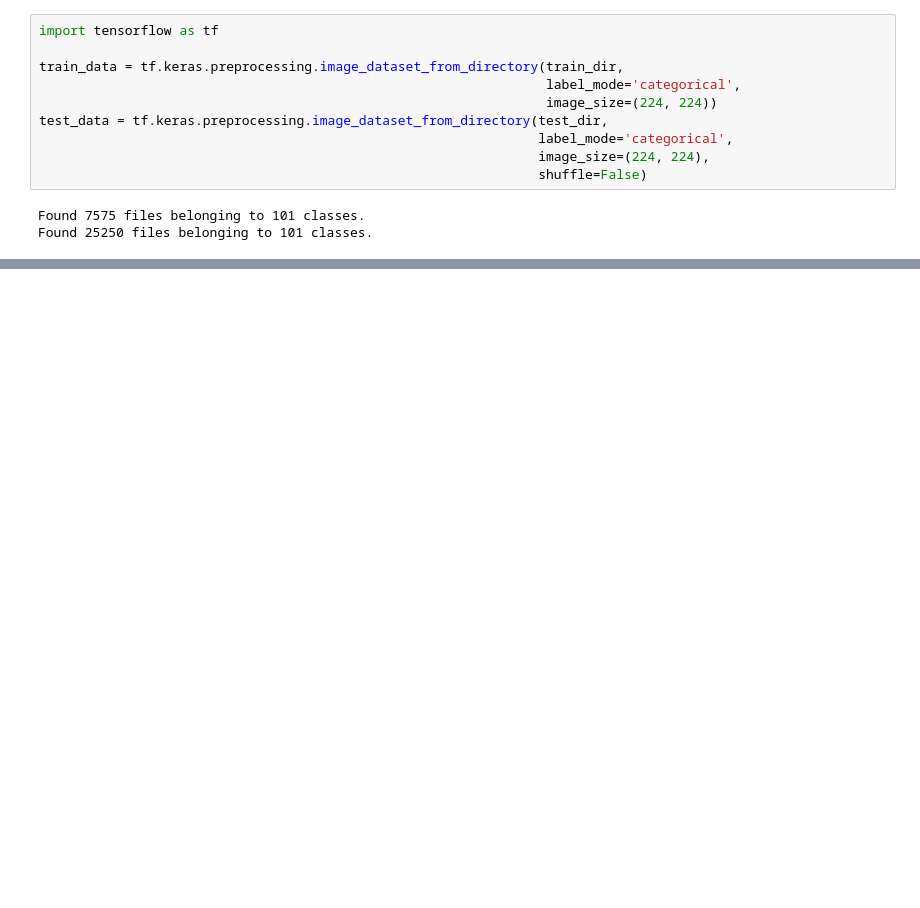
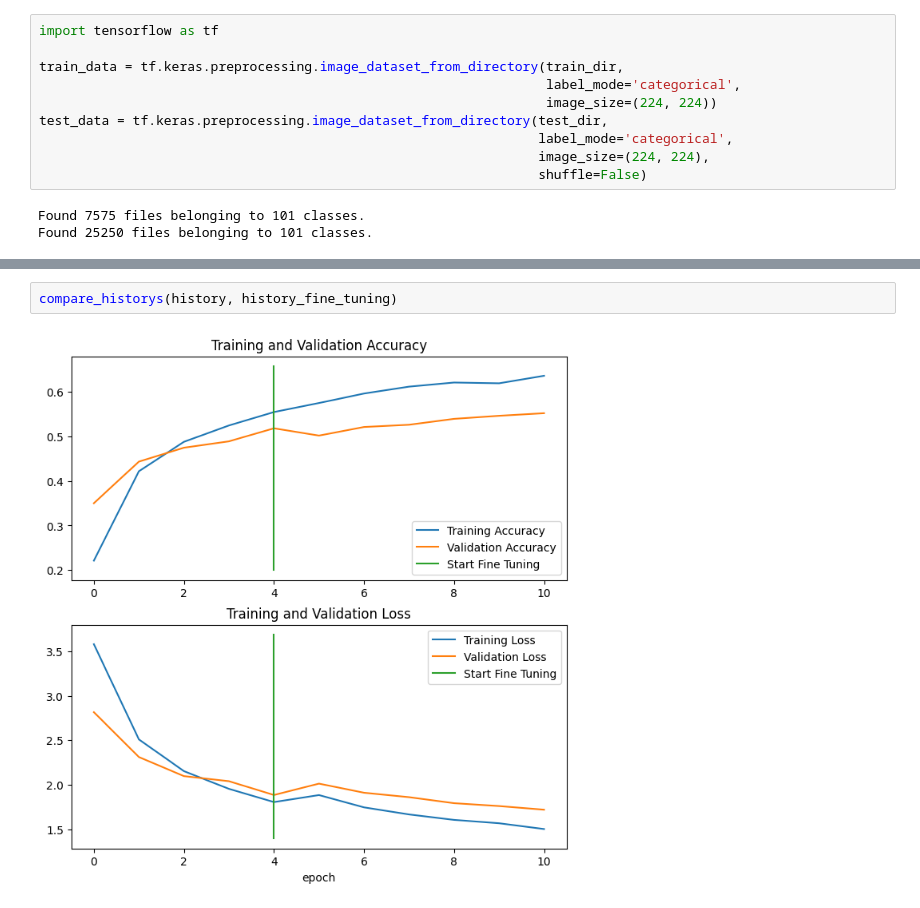
Before and after one commit to Zuhair0000/tensorflow_bootcamp, a Jupyter notebook: 06_transfer_learning_in_tensorflow_part_3_scaling_up.ipynb, the cells around one changed output, grey strips where cells are left out. Saved outputs shown, nothing was run; the diff lists cells and outputs as text; blank space fills up the shorter version.

```diff
--- a/06_transfer_learning_in_tensorflow_part_3_scaling_up.ipynb
+++ b/06_transfer_learning_in_tensorflow_part_3_scaling_up.ipynb
@@ -72,0 +175,4 @@ Found 25250 files belonging to 101 classes.
+# %%
+compare_historys(history, history_fine_tuning)
+# %% [output]
+[figure, added]
```
Also changed, not shown: parts of 15 cells of this notebook.
